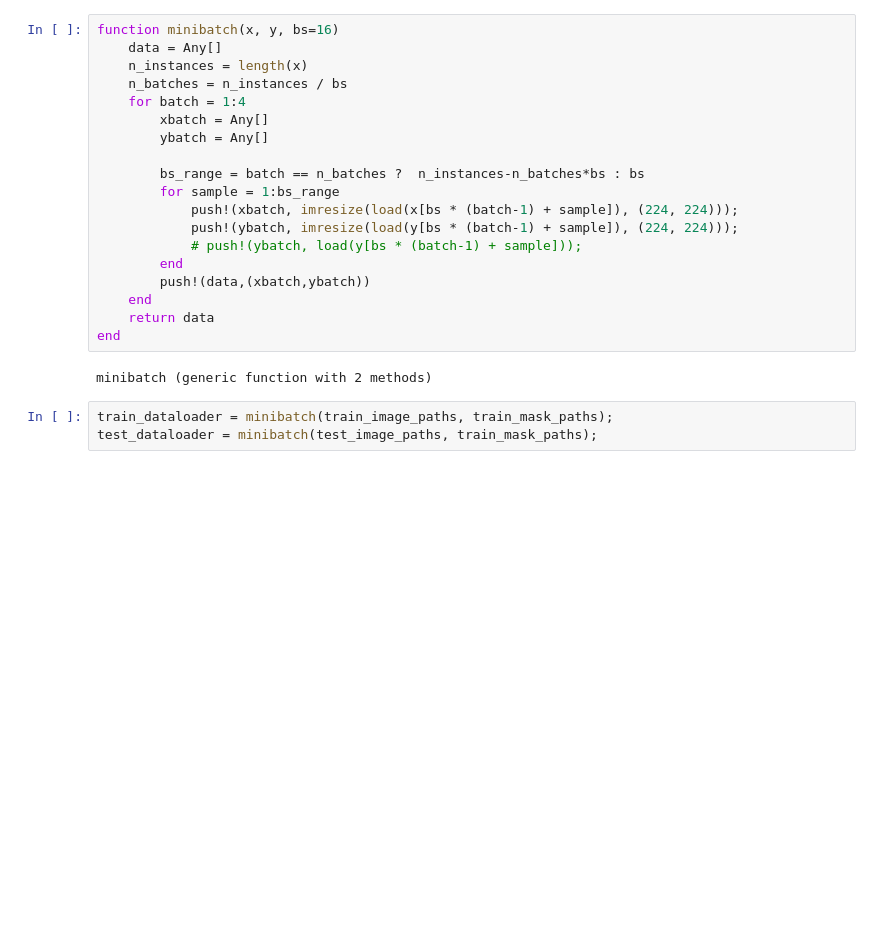
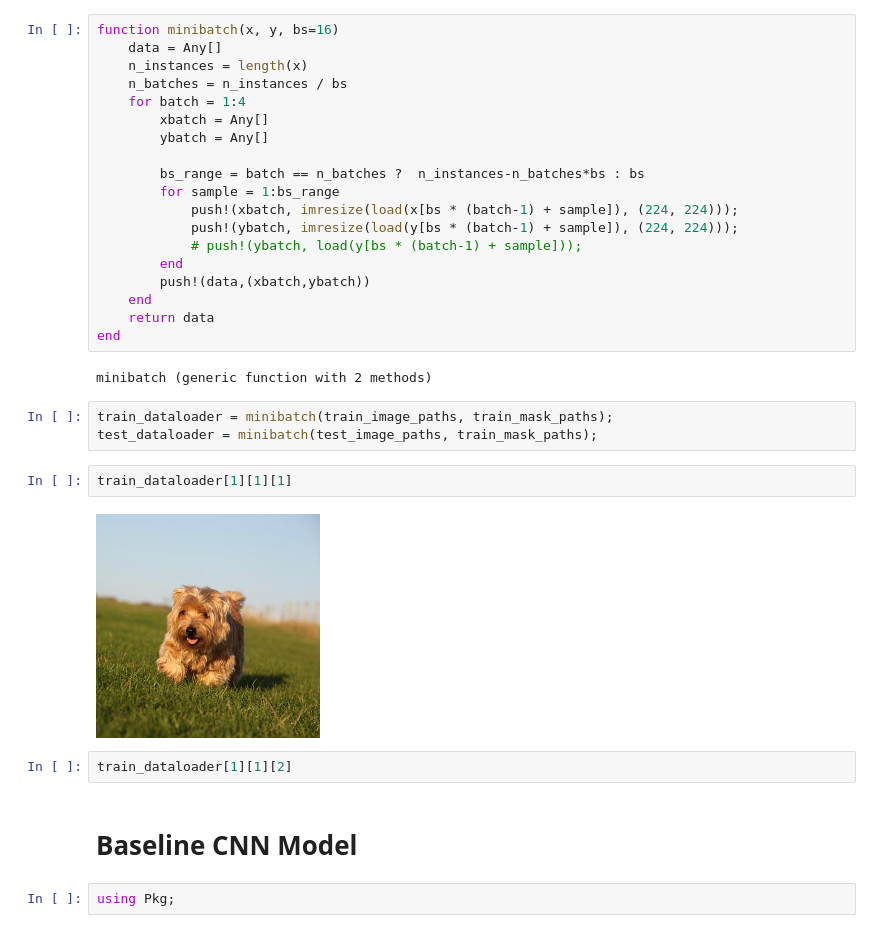
Before and after one commit to MertCokelek/VisualSaliencyTransformer, a Jupyter notebook: Baseline Model.ipynb, the cells around one changed output. Drawn from its saved outputs; the diff is of its cells as text; blank space fills up the shorter version.

```diff
--- a/Baseline Model.ipynb
+++ b/Baseline Model.ipynb
@@ -49,3 +51,13 @@ minibatch (generic function with 2 methods)
 # %%
 train_dataloader = minibatch(train_image_paths, train_mask_paths);
 test_dataloader = minibatch(test_image_paths, train_mask_paths);
+# %%
+train_dataloader[1][1][1]
+# %% [output]
+[figure, added]
+# %%
+train_dataloader[1][1][2]
+# %% [markdown]
+# **Baseline CNN Model**
+# %%
+using Pkg;
```
Also changed, not shown: parts of 1 cell of this notebook.
